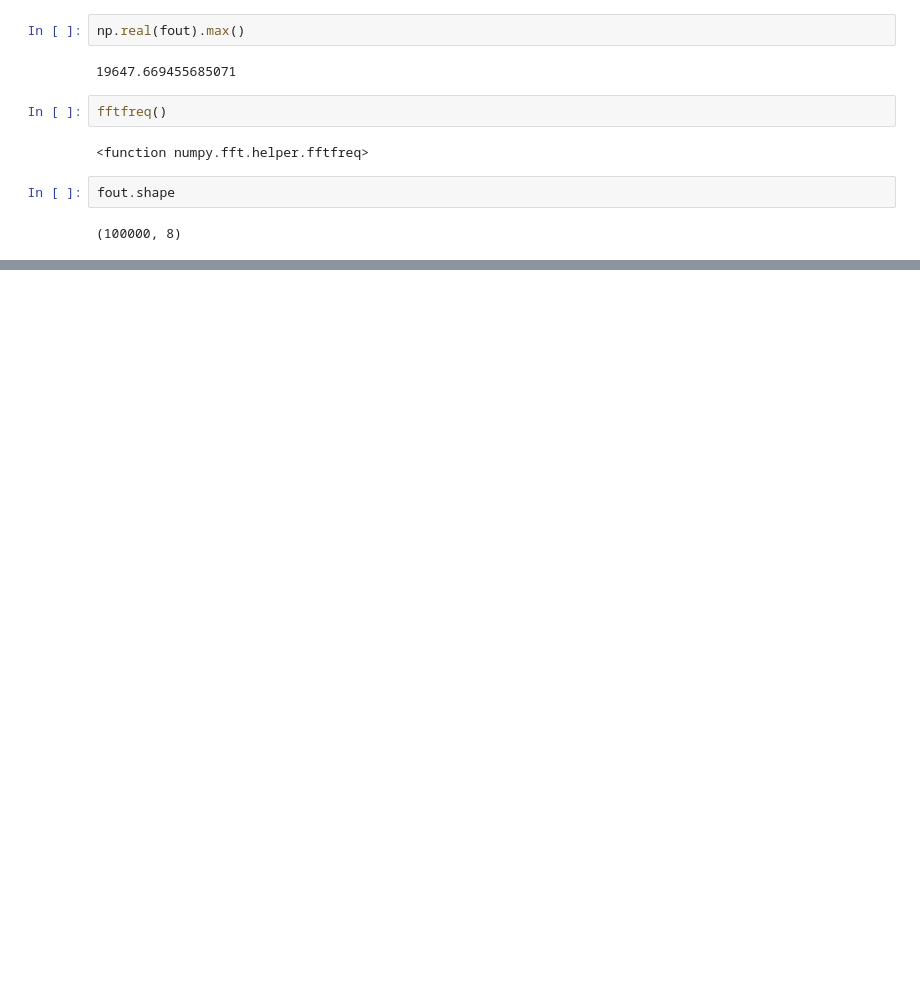
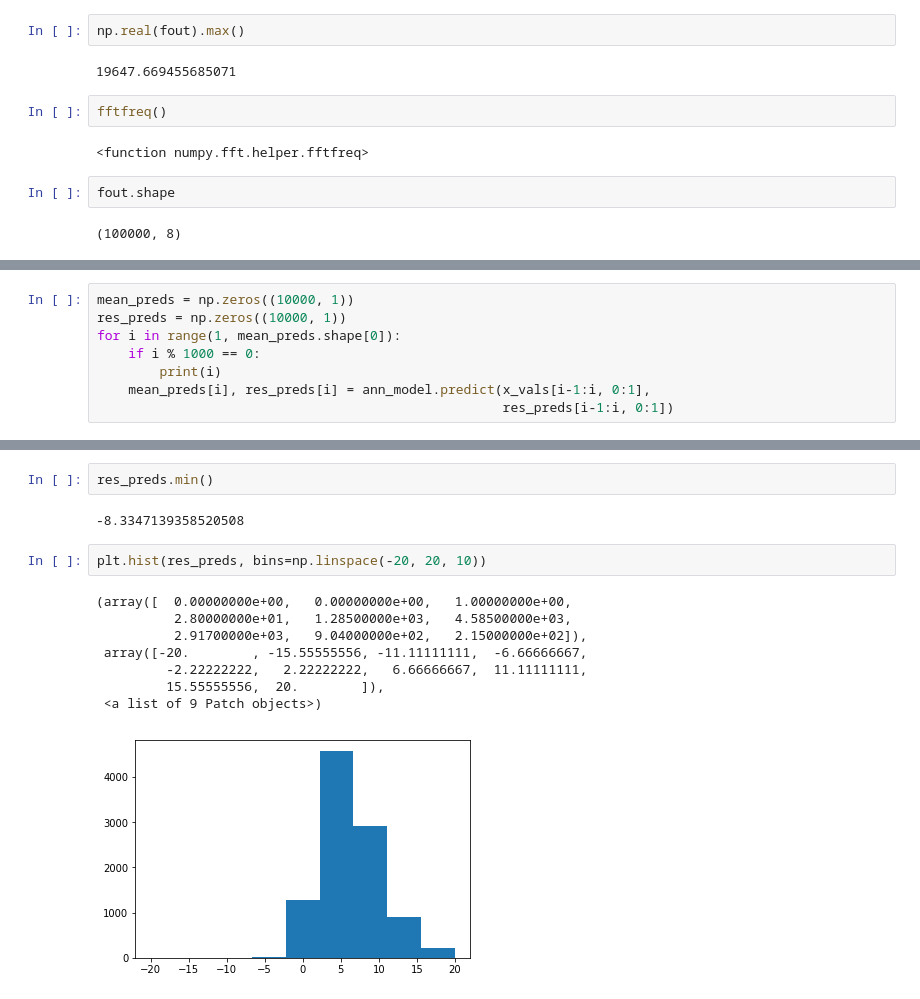
Before and after one commit to djgagne/lorenz_gan, a Jupyter notebook: notebooks/lorenz_gan_eval.ipynb, the cells around one changed output, grey strips where cells are left out. Drawn from its saved outputs; the diff is of its cells as text; blank space fills up the shorter version.

```diff
--- a/notebooks/lorenz_gan_eval.ipynb
+++ b/notebooks/lorenz_gan_eval.ipynb
@@ -789,0 +799,8 @@ fout.shape
+# %%
+mean_preds = np.zeros((10000, 1))
+res_preds = np.zeros((10000, 1))
+for i in range(1, mean_preds.shape[0]):
+    if i % 1000 == 0:
+        print(i)
+    mean_preds[i], res_preds[i] = ann_model.predict(x_vals[i-1:i, 0:1],
+                                                    res_preds[i-1:i, 0:1])
@@ -789,0 +817,15 @@ fout.shape
+# %%
+res_preds.min()
+# %% [output]
+-8.3347139358520508
+# %%
+plt.hist(res_preds, bins=np.linspace(-20, 20, 10))
+# %% [output]
+(array([  0.00000000e+00,   0.00000000e+00,   1.00000000e+00,
+          2.80000000e+01,   1.28500000e+03,   4.58500000e+03,
+          2.91700000e+03,   9.04000000e+02,   2.15000000e+02]),
+ array([-20.        , -15.55555556, -11.11111111,  -6.66666667,
+         -2.22222222,   2.22222222,   6.66666667,  11.11111111,
+         15.55555556,  20.        ]),
+ <a list of 9 Patch objects>)
+[figure, added]
```
Also changed, not shown: parts of 11 cells of this notebook, 6 other files.
